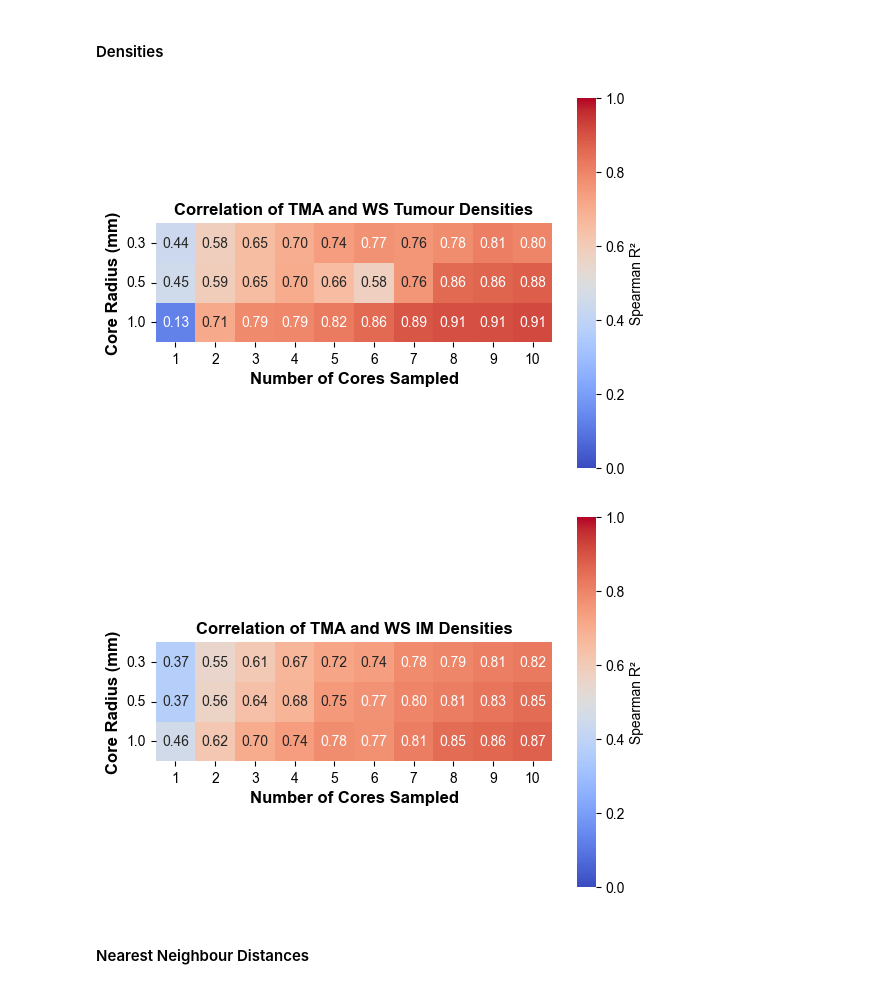
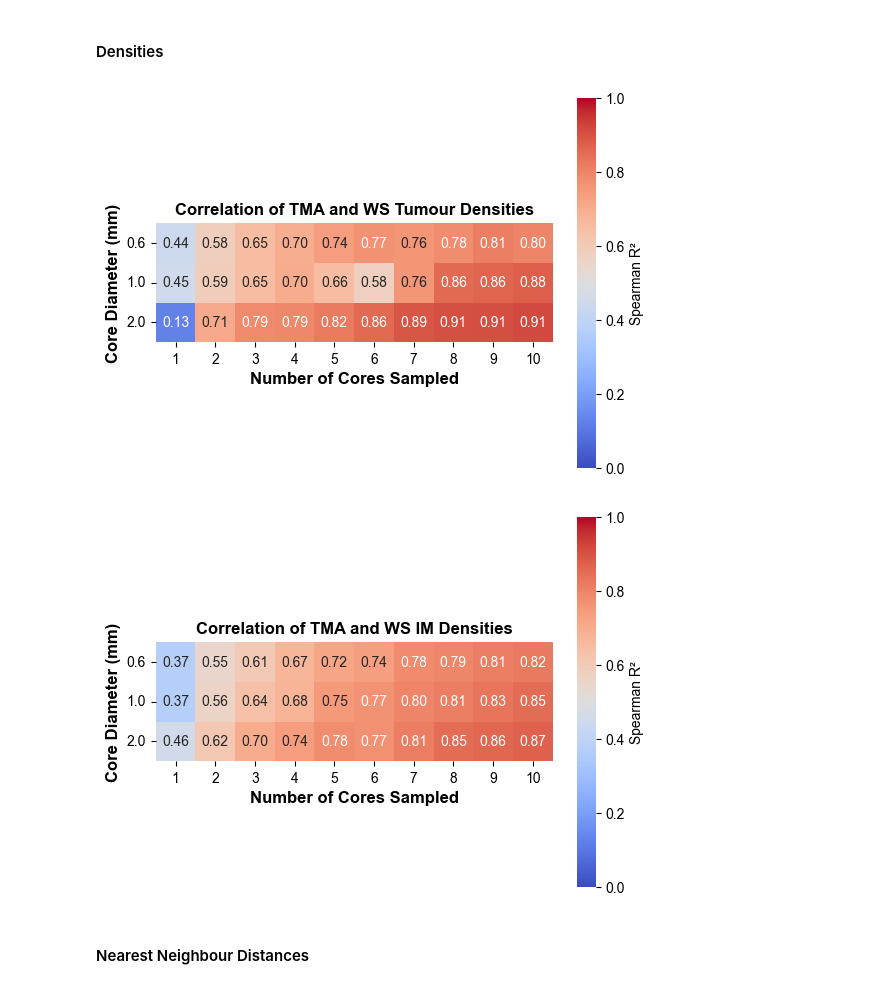
Before and after one commit to M-Fotheringham/Whole-Slide_vs_TMA_Sampling, a Jupyter notebook: src/SimuSamp/scripts/WS_vs_simulated_TMA.ipynb, the cells around one changed output. Saved outputs shown, nothing was run; the diff lists cells and outputs as text; code cells hidden in the pictures.

```diff
--- a/src/SimuSamp/scripts/WS_vs_simulated_TMA.ipynb
+++ b/src/SimuSamp/scripts/WS_vs_simulated_TMA.ipynb
@@ -18,7 +18,7 @@ sampleids = ["01_F", "01_G", "02_G", "02_H", "03_B", "03_H", "04_I", "04_N", "05
 microns_per_pixel=0.22715
 mm2_per_pixels2 = (microns_per_pixel / 1000) ** 2
 
-font_dict = {"fontsize": 12, "fontweight": "bold", "fontname": "Arial"}
+font_dict = {"fontsize": 16, "fontweight": "bold", "fontname": "Arial"}
 # %% [markdown]
 ## Load and Pre-Process Data
 # %%
@@ -746,29 +746,35 @@ def get_r2(group):
 r2_tum = tma_total[tma_total["region"] == "tumour"].groupby(["core_radius", "n_sampled"]).apply(get_r2).reset_index(name="r2")
 
 r2_im = tma_total[tma_total["region"] == "outer_IM"].groupby(["core_radius", "n_sampled"]).apply(get_r2).reset_index(name="r2")
+# %%
+r2_tum["core_radius"] = r2_tum["core_radius"] * 2
+r2_tum = r2_tum.rename(columns={"core_radius": "core_diameter"})
+
+r2_im["core_radius"] = r2_im["core_radius"] * 2
+r2_im = r2_im.rename(columns={"core_radius": "core_diameter"})
 # %%
-heatmap_tum = r2_tum.pivot(index="core_radius", columns="n_sampled", values="r2")
-heatmap_im = r2_im.pivot(index="core_radius", columns="n_sampled", values="r2")
+heatmap_tum = r2_tum.pivot(index="core_diameter", columns="n_sampled", values="r2")
+heatmap_im = r2_im.pivot(index="core_diameter", columns="n_sampled", values="r2")
 # %%
 sns.heatmap(heatmap_tum, cmap="coolwarm", annot=True, fmt=".2f", cbar_kws={"label": "Spearman R\u00b2"}, annot_kws={"fontsize": 10, "fontname": "Arial"}, vmin=0, vmax=1.0, square=True)
 
 cbar = plt.gca().collections[0].colorbar
 cbar.set_label("Spearman R\u00b2", fontdict={"fontname": "Arial", "fontsize": 10})
 cbar.ax.set_yticklabels(cbar.ax.get_yticklabels(), fontname="Arial")
 
 plt.xlabel("Number of Cores Sampled", fontdict=font_dict)
-plt.ylabel("Core Radius (mm)", fontdict=font_dict)
+plt.ylabel("Core Diameter (mm)", fontdict=font_dict)
 
 plt.xticks(fontsize=10, fontname="Arial")
 plt.yticks(fontsize=10, fontname="Arial")
 
 plt.gca().set_yticklabels(plt.gca().get_yticklabels(), rotation=0)
 
 plt.title("Correlation of TMA and WS Tumour Densities", fontdict=font_dict)
 
 plt.savefig("../../../../Data/Plots/Heatmaps/den_tumour_r2.png", dpi=300, transparent=True)
 # %% [output]
-[figure, old version]
+[figure, new version]
 # %%
 sns.heatmap(heatmap_im, cmap="coolwarm", annot=True, fmt=".2f", cbar_kws={"label": "Spearman R\u00b2"}, annot_kws={"fontsize": 10, "fontname": "Arial"}, vmin=0, vmax=1.0, square=True)
 
@@ -777,7 +783,7 @@ cbar.set_label("Spearman R\u00b2", fontdict={"fontname": "Arial", "fontsize": 10
 cbar.ax.set_yticklabels(cbar.ax.get_yticklabels(), fontname="Arial")
 
 plt.xlabel("Number of Cores Sampled", fontdict=font_dict)
-plt.ylabel("Core Radius (mm)", fontdict=font_dict)
+plt.ylabel("Core Diameter (mm)", fontdict=font_dict)
 
 plt.xticks(fontsize=10, fontname="Arial")
 plt.yticks(fontsize=10, fontname="Arial")
@@ -788,7 +794,7 @@ plt.title("Correlation of TMA and WS IM Densities", fontdict=font_dict)
 
 plt.savefig("../../../../Data/Plots/Heatmaps/den_IM_r2.png", dpi=300, transparent=True)
 # %% [output]
-[figure, old version]
+[figure, new version]
 # %% [markdown]
 #### Nearest Neighbour Distances
 # %%
```
Also changed, not shown: parts of 14 cells of this notebook, 6 other files.
